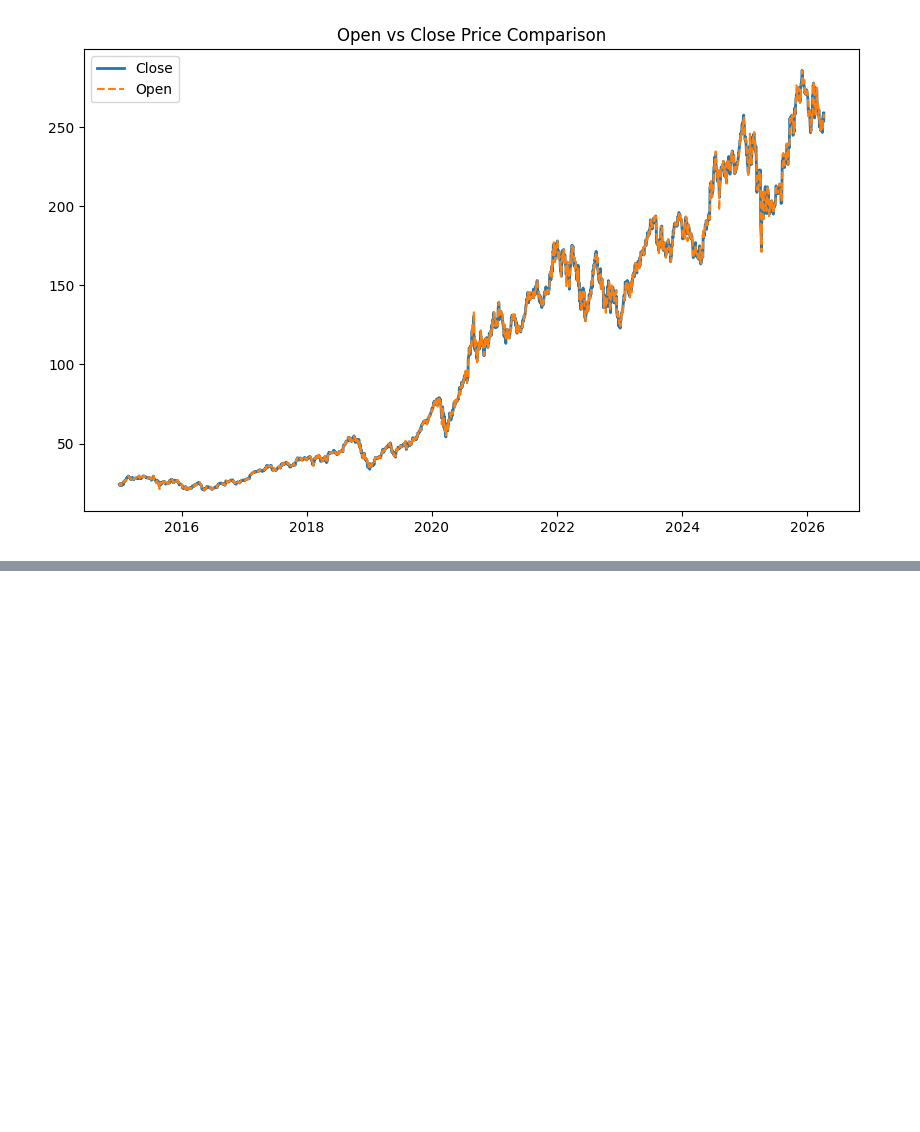
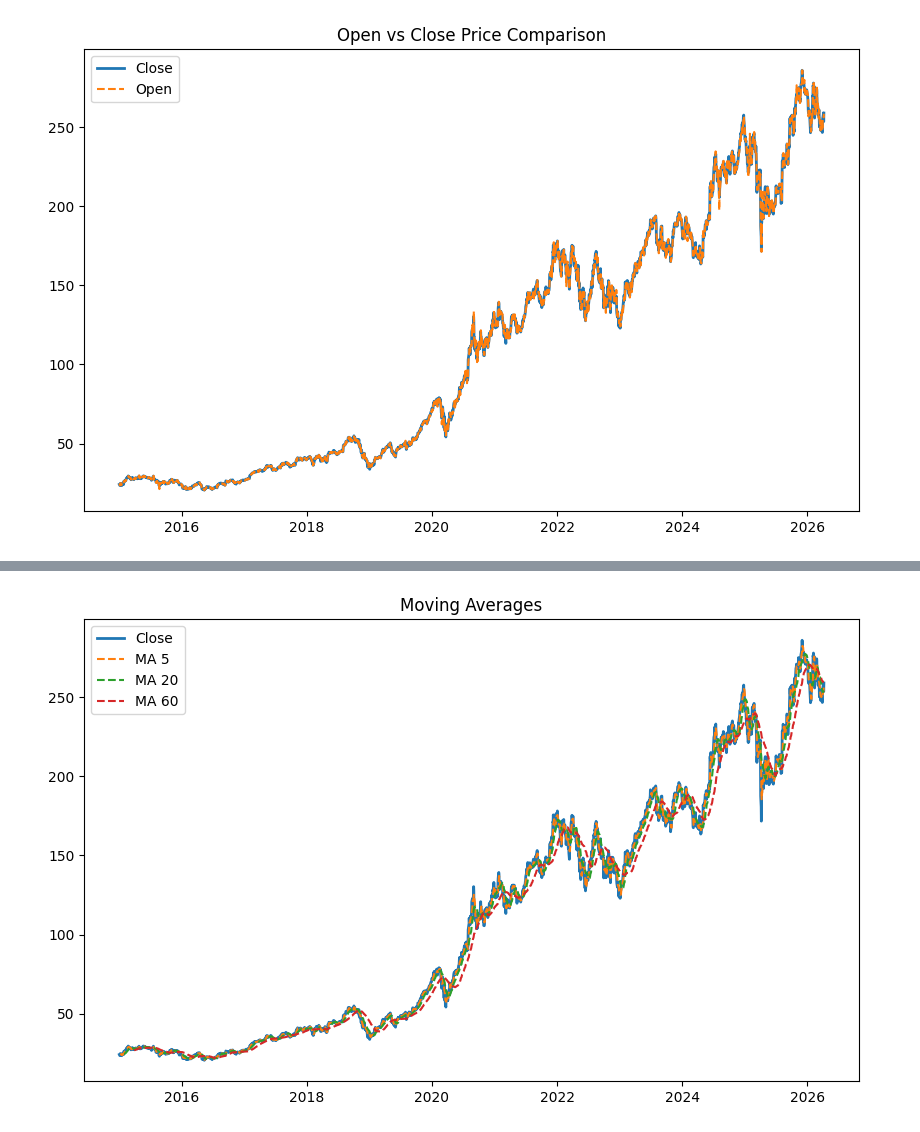
Before and after one commit to vijais0604-cloud/Apple_Stock_Prediction, a Jupyter notebook: Apple_Stock.ipynb, the cells around one changed output, grey strips where cells are left out. Drawn from its saved outputs; the diff is of its cells as text; code cells hidden in the pictures; blank space fills up the shorter version.

Commit message:
extracted features and created visualisation

```diff
--- a/Apple_Stock.ipynb
+++ b/Apple_Stock.ipynb
@@ -105,0 +114,15 @@ plt.show()
+# %%
+df["MA_5"]=df["Close"].rolling(window=5).mean()
+df["MA_20"]=df["Close"].rolling(window=20).mean()
+df["MA_60"]=df["Close"].rolling(window=60).mean()
+# %%
+plt.figure(figsize=(10,6))
+plt.plot(df.index, df["Close"], label="Close", linewidth=2)
+plt.plot(df.index, df["MA_5"], label="MA 5", linestyle='--')
+plt.plot(df.index, df["MA_20"], label="MA 20", linestyle='--')
+plt.plot(df.index, df["MA_60"], label="MA 60", linestyle='--')
+plt.legend()
+plt.title("Moving Averages")
+plt.show()
+# %% [output]
+[figure, added]
```
Also changed, not shown: parts of 14 cells of this notebook.
